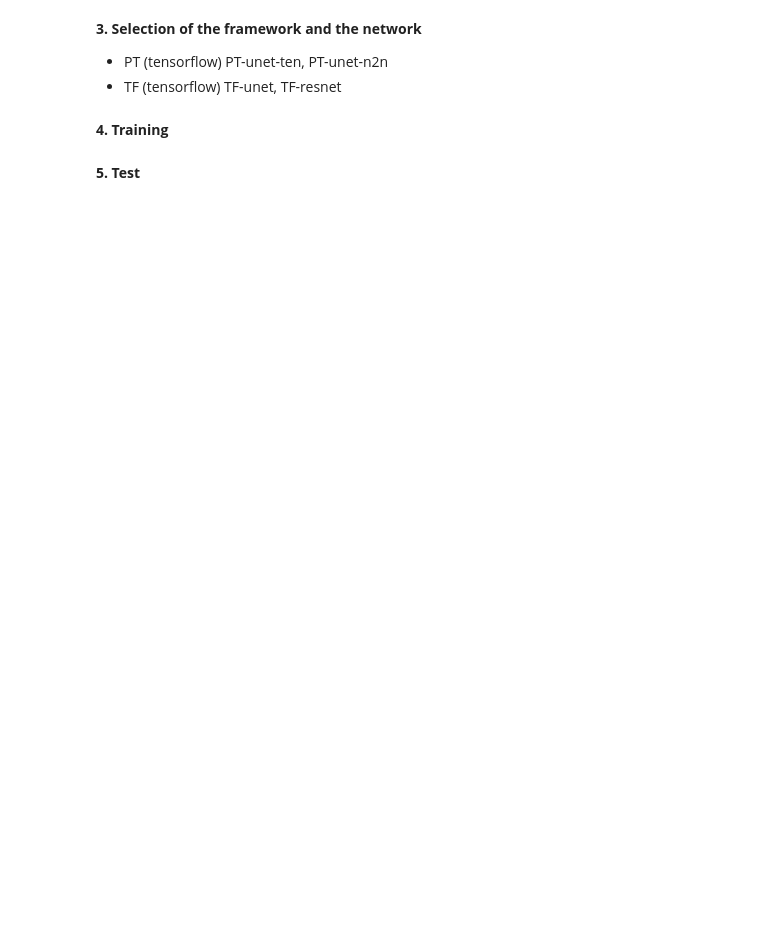
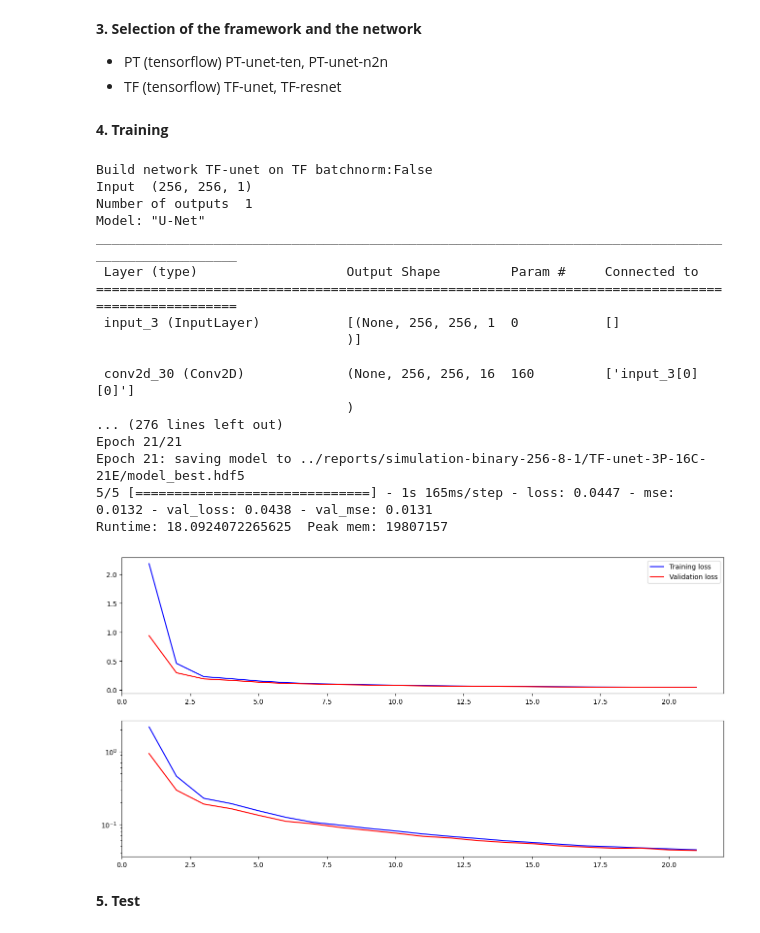
Before and after one commit to dasv74/deepiction, a Jupyter notebook: v.0.4/training_test_multiple_usages.ipynb, the cells around one changed output. Cells and saved outputs as stored; diff of their text form; code cells hidden in the pictures; blank space fills up the shorter version.

```diff
--- a/v.0.4/training_test_multiple_usages.ipynb
+++ b/v.0.4/training_test_multiple_usages.ipynb
@@ -27,13 +33,12 @@ report_resources()
     - div255
     - none
 # %%
-dataname, task, norm = 'clothes', 'nclass', ('minmax', 'none')
-dataname, task, norm = 'simulation-object-256-8-2', 'nclass', ('minmax', 'none')
-dataname, task, norm = 'simulation-dmap-256-8-1', 'regres', ('minmax', 'none')
-dataname, task, norm = 'simulation-class-256-8-3', 'nclass', ('minmax', 'none')
-dataname, task, norm = 'degradation-noisy-p50', 'regres', ('none', 'none')
+#dataname, task, norm = 'simulation-object-256-8-2', 'nclass', ('minmax', 'none')
+#dataname, task, norm = 'simulation-dmap-256-8-1', 'regres', ('minmax', 'none')
+#dataname, task, norm = 'simulation-class-256-8-3', 'nclass', ('minmax', 'none')
+#dataname, task, norm = 'degradation-noisy-p50', 'regres', ('none', 'none')
 dataname, task, norm = 'simulation-binary-256-8-1', 'binary', ('minmax', 'none')
-dataname, task, norm = 'ctc-glioblastoma', 'binary', ('minmax', 'none')
+#dataname, task, norm = 'ctc-glioblastoma', 'binary', ('minmax', 'none')
 
 datapath  = f'../datasets/{dataname}/'
 
@@ -47,32 +71,51 @@ dataset.report()
 - PT (tensorflow) PT-unet-ten, PT-unet-n2n
 - TF (tensorflow) TF-unet, TF-resnet
 # %%
-netname, extension = 'PT-unet-ten', '.pt'  # PT-unet-n2n
+#netname, extension = 'PT-unet-ten', '.pt'  # PT-unet-n2n
 netname, extension = 'TF-unet', '.hdf5'  # TF-resnet
 # %% [markdown]
 **4. Training**
 # %%
-epochs = 20
+epochs = 21
 npools, nchannels = 3, 16
 batchnorm, dropout = False, 0
 batchsize, learningrate = 16, 0.001
 
 trainname = f'{netname}-{npools}P-{nchannels}C-{epochs}E'
 reportpath = f'../reports/{dataname}/{trainname}/'
 pretrainedpath = f'../reports/{dataname}/{trainname}/'
 
 if task == 'binary': activation, loss, metric, measure, noutputs = 'sigmoid', 'bce', 'mse', 'iou', 1
 if task == 'nclass': activation, loss, metric, measure, noutputs = 'softmax', 'cce', 'accuracy', 'iou', dataset.getNumberOfClasses()
 if task == 'regres': activation, loss, metric, measure, noutputs = 'relu', 'mse', 'mse', 'psnr', 1
 
 dataset.split(0.25)
 if task == 'nclass': dataset.makeClassesAsChannels()
 training = Training(dataset, reportpath)
 training.buildnet(netname, noutputs, nchannels, npools, batchnorm, dropout, activation)
 
 if True: # Finetuning
     training.load_pretrained(os.path.join(pretrainedpath, 'model_best' + extension))
 training.train(epochs, batchsize, learningrate, loss, metric)
+# %% [output]
+Build network TF-unet on TF batchnorm:False
+Input  (256, 256, 1)
+Number of outputs  1
+Model: "U-Net"
+__________________________________________________________________________________________________
+ Layer (type)                   Output Shape         Param #     Connected to
+==================================================================================================
+ input_3 (InputLayer)           [(None, 256, 256, 1  0           []
+                                )]
+
+ conv2d_30 (Conv2D)             (None, 256, 256, 16  160         ['input_3[0][0]']
+                                )
+... (276 lines left out)
+Epoch 21/21
+Epoch 21: saving model to ../reports/simulation-binary-256-8-1/TF-unet-3P-16C-21E/model_best.hdf5
+5/5 [==============================] - 1s 165ms/step - loss: 0.0447 - mse: 0.0132 - val_loss: 0.0438 - val_mse: 0.0131
+Runtime: 18.0924072265625  Peak mem: 19807157
+[figure, added]
 # %% [markdown]
 **5. Test**
 # %%
```
Also changed, not shown: parts of 3 cells of this notebook, 5 other files.
